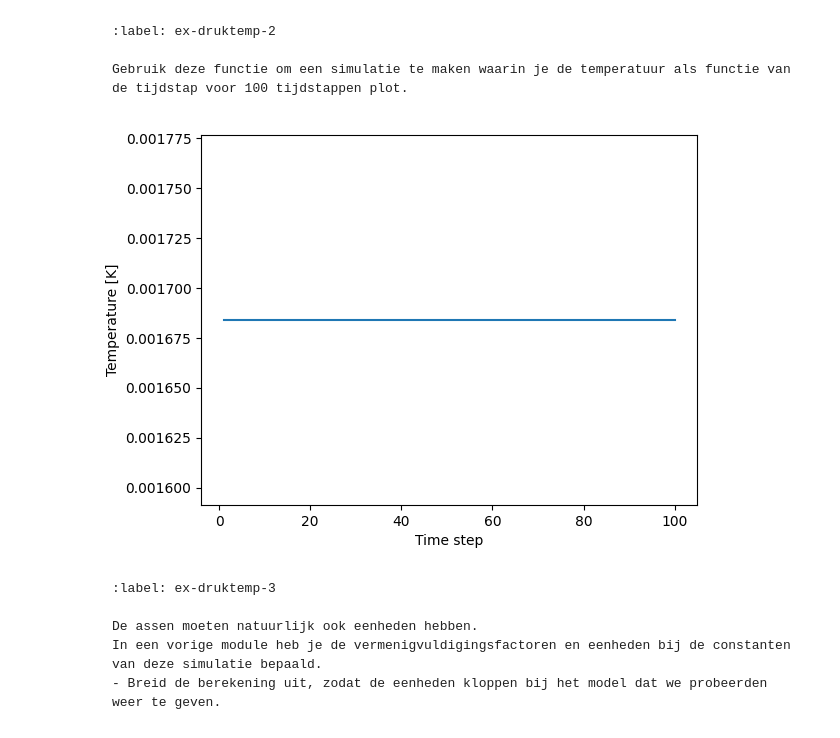
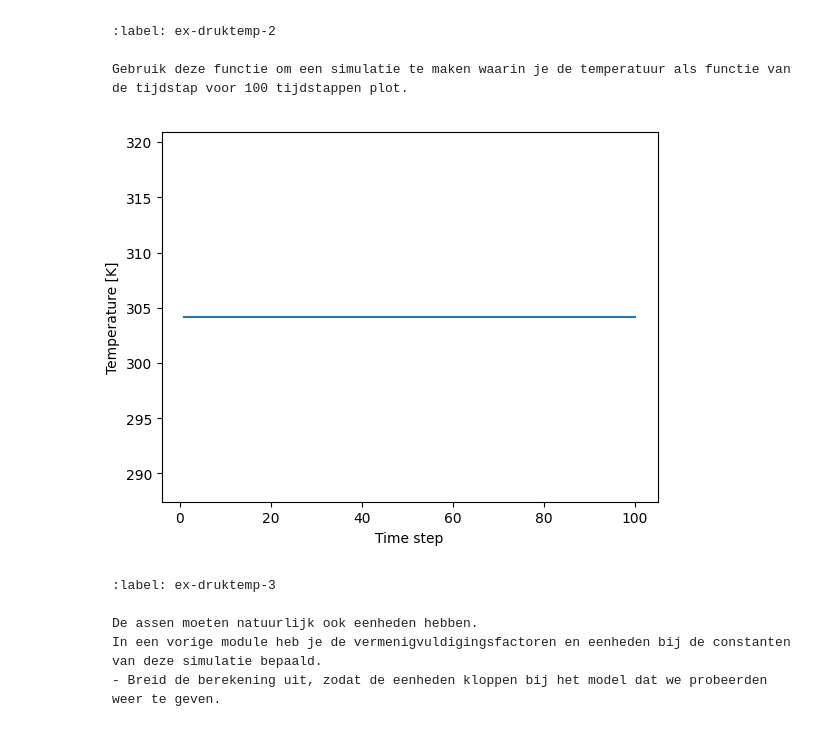
Before and after one commit to wobsen/Zap-Thermolab, a Jupyter notebook: Content/PySim/5_druktemp.ipynb, the cells around one changed output. Cells and saved outputs as stored; diff of their text form; code cells hidden in the pictures.

````diff
--- a/Content/PySim/5_druktemp.ipynb
+++ b/Content/PySim/5_druktemp.ipynb
@@ -37,18 +37,15 @@ from matplotlib.animation import FuncAnimation
 K_B = 1.380649e-23
 BOX_SIZE_0 = 10.0
 N = 100
-RADIUS = 0.1
+RADIUS = 0.3
 DT = 0.02
+V_0 = 0.425
 
 MASS = 4.65e-26
 
 LENGTH_SCALE = 1e-6
 TIME_SCALE = 1e-9
 MASS_SCALE = MASS
-
-TARGET_T = 300.0
-V_RMS = np.sqrt(2 * K_B * TARGET_T / MASS)
-V_0 = V_RMS * TIME_SCALE / LENGTH_SCALE
 # %% [markdown]
 De klasse voor de gasmoleculen en de functies voor hun onderlinge interactie:
 # %%
@@ -109,19 +106,13 @@ def box_collision(particle: ParticleClass):
 Het uitvoeren en samennemen van deze functies over een lijst met deeltjes:
 # %%
 def create_particles(particles):
+    """ Leegmaken en opnieuw aanmaken van deeltjes  in lijst """
     particles.clear()
-    sigma_su = np.sqrt(K_B * TARGET_T / MASS) * TIME_SCALE / LENGTH_SCALE
     for i in range(N):
-        vx = np.random.normal(0.0, sigma_su)
-        vy = np.random.normal(0.0, sigma_su)
+        vx = np.random.uniform(-V_0, V_0)
+        vy = np.random.choice([-1, 1]) * np.sqrt(V_0**2 - vx**2)
         pos = np.random.uniform(-BOX_SIZE_0/2 + RADIUS, BOX_SIZE_0/2 - RADIUS, 2)
         particles.append(ParticleClass(m=MASS, v=[vx, vy], r=pos, R=RADIUS))
-    # herkalibreer snelheden naar exact TARGET_T
-    v2_current = np.mean([np.dot(p.v, p.v) for p in particles])
-    v2_target = (2 * K_B * TARGET_T / MASS) * (TIME_SCALE / LENGTH_SCALE) ** 2
-    scale = np.sqrt(v2_target / v2_current) if v2_current > 0 else 1.0
-    for p in particles:
-        p.v *= scale
 
 # note dat deze handle_collisions functie anders is dan we gedaan in brownian motion
 # controleer zelf welke van de twee functies sneller is (wat, zoals gezegd, sterk afhangt van het aantal deeltjes!)
@@ -200,13 +191,10 @@ Hierbij is
 Schrijf een functie die de temperatuur van het gas in onze simulatie bepaalt:
 ```
 # %%
-def temperature(particles) -> float:
+def temperature(particles):
     v2_mean = np.mean([np.dot(p.v, p.v) for p in particles])
-    v2_phys = v2_mean * (LENGTH_SCALE / TIME_SCALE) ** 2
-    m_phys = particles[0].m if particles else 1.0
-    f = 2
-    temp = m_phys * v2_phys / (K_B * f)
-    return temp
+    v2_phys = v2_mean * (LENGTH_SCALE / TIME_SCALE)**2
+    return MASS * v2_phys / (K_B * 2)
 # %% [markdown]
 ```{exercise} Temperatuurplot
 :label: ex-druktemp-2
@@ -216,21 +204,20 @@ Gebruik deze functie om een simulatie te maken waarin je de temperatuur als func
 # %%
 particles = []
 temperatures = np.zeros(100, dtype=float)
 times = np.linspace(1, 100, 100)
 
 create_particles(particles)
 for i in range(100):
     take_time_step(particles)
     temperatures[i] = temperature(particles)
 
 plt.figure()
 plt.xlabel('Time step')
 plt.ylabel('Temperature [K]')
 plt.plot(times, temperatures)
-plt.axhline(TARGET_T, color='red')
 plt.show()
 # %% [output]
-[figure, old version]
+[figure, new version]
 # %% [markdown]
 ```{exercise}
 :label: ex-druktemp-3
````
Also changed, not shown: parts of 4 cells of this notebook.
